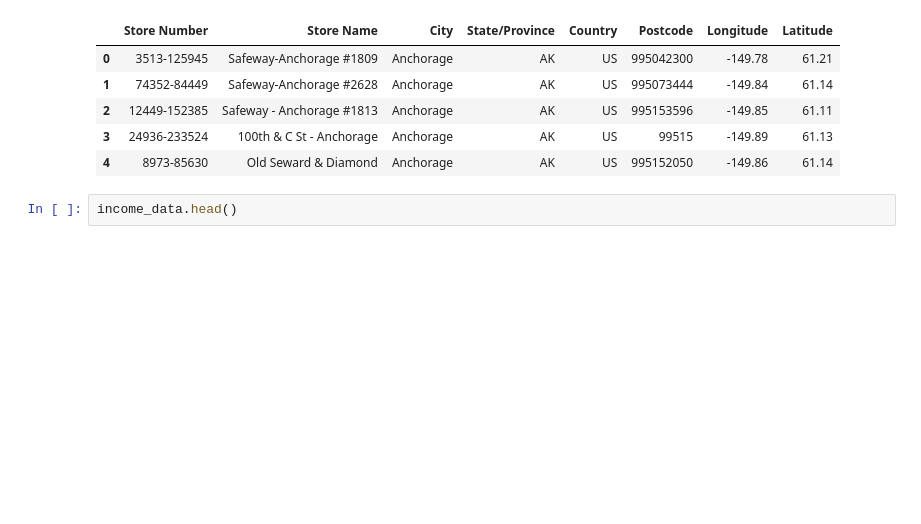
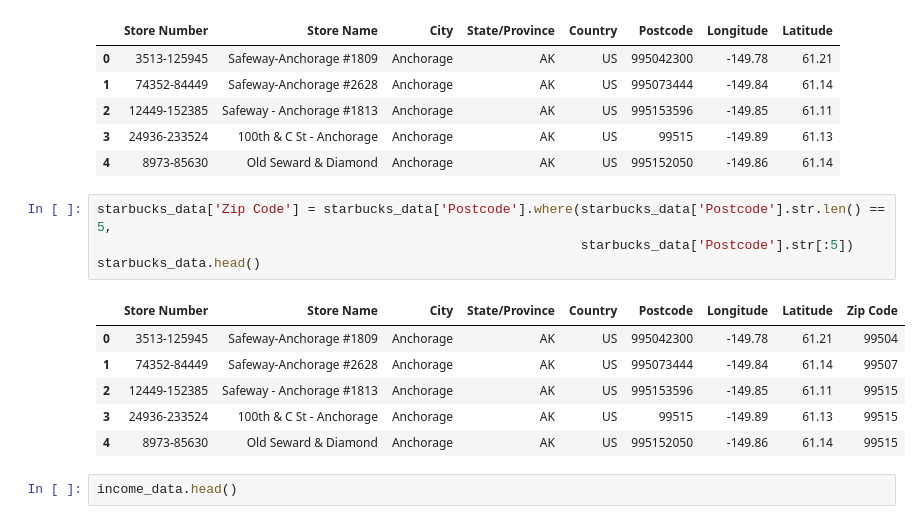
Before and after one commit to AnaLindaPenny/project-one, a Jupyter notebook: StarbucksLocationsVs.HouseholdIncome.ipynb, the cells around one changed output. Saved outputs shown, nothing was run; the diff lists cells and outputs as text; blank space fills up the shorter version.

```diff
--- a/StarbucksLocationsVs.HouseholdIncome.ipynb
+++ b/StarbucksLocationsVs.HouseholdIncome.ipynb
@@ -16,6 +16,17 @@ starbucks_data.head()
 | 2 | 12449-152385 | Safeway - Anchorage #1813 | Anchorage | AK | US | 995153596 | -149.85 | 61.11 |
 | 3 | 24936-233524 | 100th & C St - Anchorage | Anchorage | AK | US | 99515 | -149.89 | 61.13 |
 | 4 | 8973-85630 | Old Seward & Diamond | Anchorage | AK | US | 995152050 | -149.86 | 61.14 |
+# %%
+starbucks_data['Zip Code'] = starbucks_data['Postcode'].where(starbucks_data['Postcode'].str.len() == 5,
+                                                              starbucks_data['Postcode'].str[:5])
+starbucks_data.head()
+# %% [output]
+|  | Store Number | Store Name | City | State/Province | Country | Postcode | Longitude | Latitude | Zip Code |
+| 0 | 3513-125945 | Safeway-Anchorage #1809 | Anchorage | AK | US | 995042300 | -149.78 | 61.21 | 99504 |
+| 1 | 74352-84449 | Safeway-Anchorage #2628 | Anchorage | AK | US | 995073444 | -149.84 | 61.14 | 99507 |
+| 2 | 12449-152385 | Safeway - Anchorage #1813 | Anchorage | AK | US | 995153596 | -149.85 | 61.11 | 99515 |
+| 3 | 24936-233524 | 100th & C St - Anchorage | Anchorage | AK | US | 99515 | -149.89 | 61.13 | 99515 |
+| 4 | 8973-85630 | Old Seward & Diamond | Anchorage | AK | US | 995152050 | -149.86 | 61.14 | 99515 |
 # %%
 income_data.head()
 # %% [output]
```
Also changed, not shown: parts of 6 cells of this notebook, 2 other files.
